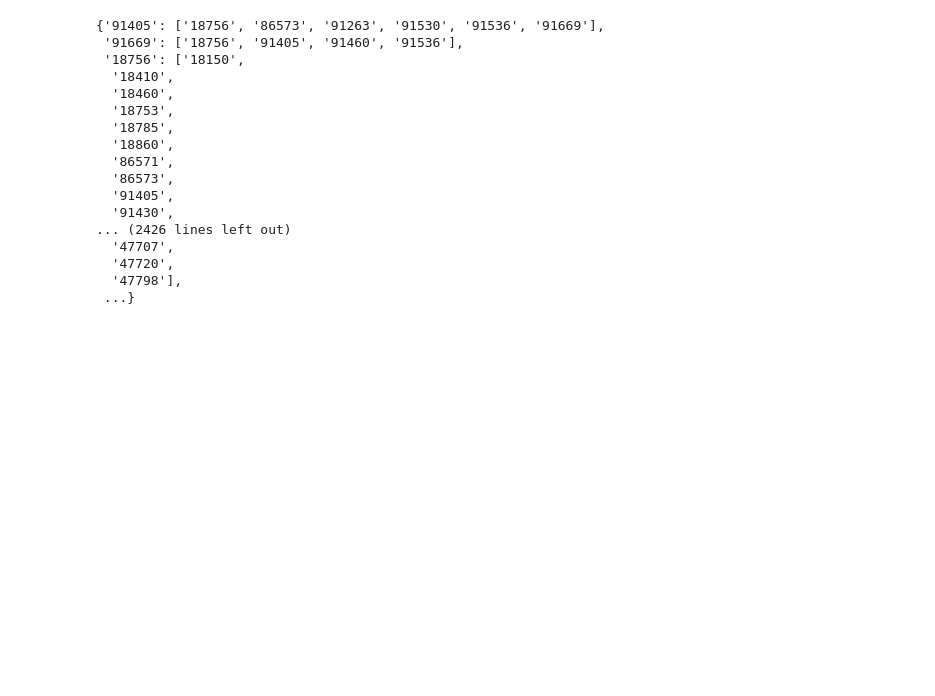
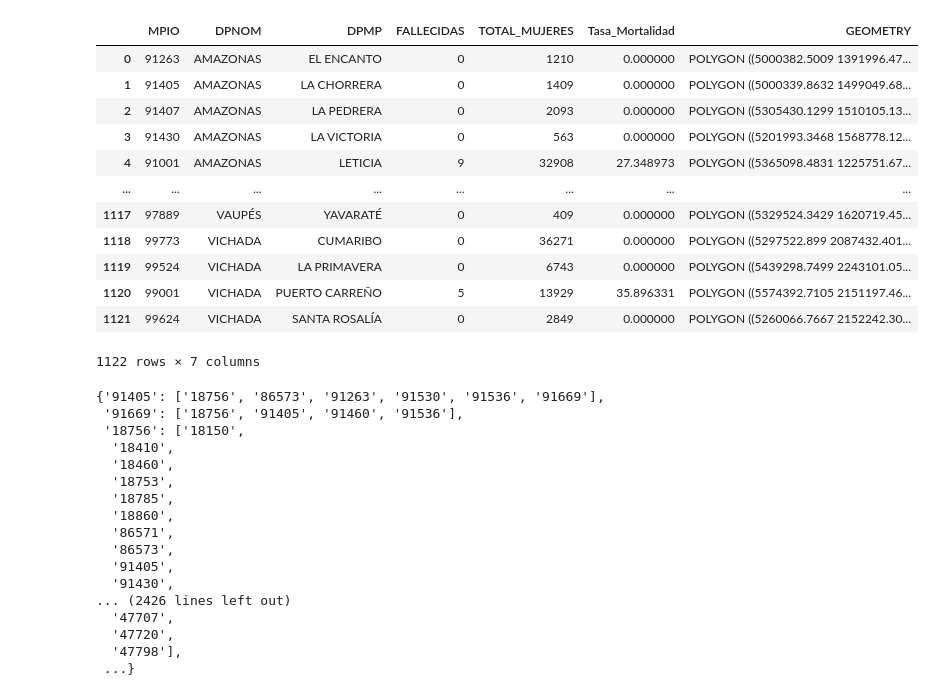
Before and after one commit to kmarcela11/ProyectoFinal_SeminarioInvestigativo, a Jupyter notebook: _sources/moranindex.ipynb, the cells around one changed output. Drawn from its saved outputs; the diff is of its cells as text; code cells hidden in the pictures; blank space fills up the shorter version.

```diff
--- a/_sources/moranindex.ipynb
+++ b/_sources/moranindex.ipynb
@@ -39,0 +98,2 @@ Se lee el DataFrame del archivo de metadatos geográficos de cada municipio.
+# %%
+tasa_mortalidad  = calcular_tasa_mortalidad(muertes, poblacion_total, año_inicio=2019, año_fin=2023, k = 100000)
@@ -52,3 +162,23 @@ Se carga el archivo que contiene los vecinos municipales de cada municipio.
+# %%
+# Supongamos que 'tasa_mortalidad' es el DataFrame generado por la función calcular_tasa_mortalidad
+# Y 'mdata_mun' es el DataFrame del archivo de metadatos geográficos
+
+tasa_mortalidad_geo = pd.merge(tasa_mortalidad, mdata_mun[['MPIO', 'GEOMETRY']], on='MPIO', how='left')
+tasa_mortalidad_geo
+# %% [output]
+|  | MPIO | DPNOM | DPMP | FALLECIDAS | TOTAL_MUJERES | Tasa_Mortalidad | GEOMETRY |
+| 0 | 91263 | AMAZONAS | EL ENCANTO | 0 | 1210 | 0.000000 | POLYGON ((5000382.5009 1391996.47... |
+| 1 | 91405 | AMAZONAS | LA CHORRERA | 0 | 1409 | 0.000000 | POLYGON ((5000339.8632 1499049.68... |
+| 2 | 91407 | AMAZONAS | LA PEDRERA | 0 | 2093 | 0.000000 | POLYGON ((5305430.1299 1510105.13... |
+| 3 | 91430 | AMAZONAS | LA VICTORIA | 0 | 563 | 0.000000 | POLYGON ((5201993.3468 1568778.12... |
+| 4 | 91001 | AMAZONAS | LETICIA | 9 | 32908 | 27.348973 | POLYGON ((5365098.4831 1225751.67... |
+| ... | ... | ... | ... | ... | ... | ... | ... |
+| 1117 | 97889 | VAUPÉS | YAVARATÉ | 0 | 409 | 0.000000 | POLYGON ((5329524.3429 1620719.45... |
+| 1118 | 99773 | VICHADA | CUMARIBO | 0 | 36271 | 0.000000 | POLYGON ((5297522.899 2087432.401... |
+| 1119 | 99524 | VICHADA | LA PRIMAVERA | 0 | 6743 | 0.000000 | POLYGON ((5439298.7499 2243101.05... |
+| 1120 | 99001 | VICHADA | PUERTO CARREÑO | 5 | 13929 | 35.896331 | POLYGON ((5574392.7105 2151197.46... |
+| 1121 | 99624 | VICHADA | SANTA ROSALÍA | 0 | 2849 | 0.000000 | POLYGON ((5260066.7667 2152242.30... |
+1122 rows × 7 columns
 # %%
 with open('vecinos_municipales.json', 'r', encoding='utf-8') as f:
     vecinos_mun = json.load(f)
```
Also changed, not shown: parts of 44 cells of this notebook, 11 other files.
